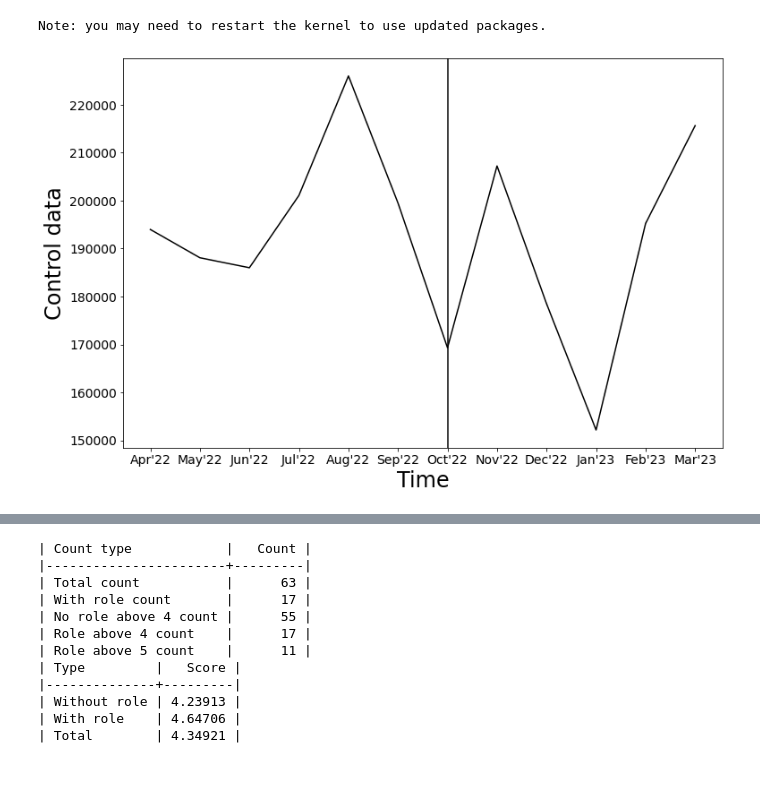
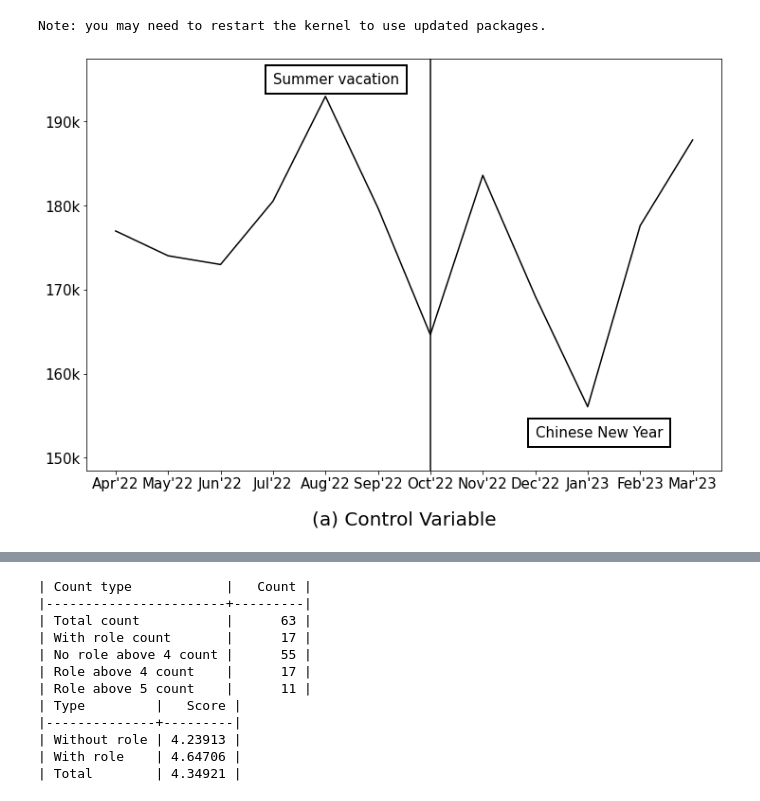
Before and after one commit to X-lab2017/FSE-OpenRank-leaderboard-material, a Jupyter notebook: openrank_leaderboard_analysis.ipynb, the cells around one changed output, grey strips where cells are left out. Saved outputs shown, nothing was run; the diff lists cells and outputs as text; code cells hidden in the pictures; blank space fills up the shorter version.

Commit message:
refactor: update figure style
Signed-off-by: frank-zsy <syzhao1988@126.com>

```diff
--- a/openrank_leaderboard_analysis.ipynb
+++ b/openrank_leaderboard_analysis.ipynb
@@ -53,14 +55,19 @@ G = np.where(x >= threshold, 1, 0)
 A = np.where(x > threshold, x - threshold, 0)
 
 # Show controle data
-fig = plt.figure(figsize=(12, 8))
+fig, ax = plt.subplots(figsize=(12, 8))
 fig.set_facecolor('white')
-plt.plot(x, control_data, color='black')
-plt.xlabel('Time', fontsize=24)
-plt.ylabel('Control data', fontsize=24)
-plt.xticks(ticks=x, labels=xLabels, fontsize=14)
-plt.yticks(fontsize=14)
+plt.plot(x, list(map(lambda x: x / 1000, control_data)), color='black')
+plt.xlabel('(a) Control Variable', fontsize=20, labelpad=20)
+plt.xticks(ticks=x, labels=xLabels, fontsize=15)
+plt.yticks(fontsize=15)
+current_values = plt.gca().get_yticks()
+plt.gca().set_yticklabels(['{:0.0f}k'.format(x) for x in current_values])
 plt.axvline(x=threshold, color='black')
+ax.annotate('Summer vacation', xy=(4, 229), xytext=(4, 229), fontsize=15, bbox=dict(boxstyle="square,pad=0.5", fc="white", lw=2))
+ax.annotate('Chinese New Year', xy=(9, 145), xytext=(9, 145), fontsize=15, bbox=dict(boxstyle="square,pad=0.5", fc="white", lw=2))
+ax.set_ylim(137, 235)
+plt.savefig("control_data.png")
 plt.show()
 
 def getEst(alpha, beta, gamma, delta, control, x):
@@ -71,38 +78,46 @@ def show(alpha, beta, gamma, delta, control, data, ytitle):
     fig.set_facecolor('white')
     plt.scatter(x, data, facecolors='none', edgecolors='black')
     for m in range(1, 12):
         plt.plot([m, m + 1], [getEst(alpha, beta, gamma, delta, control, m - 1), getEst(alpha, beta, gamma, delta, control, m) ], color = 'black')
-    plt.xlabel('Time', fontsize=24)
-    plt.ylabel(ytitle, fontsize=24)
-    plt.xticks(ticks=x, labels=xLabels, fontsize=14)
-    plt.yticks(fontsize=14)
+    plt.xlabel('Time', fontsize=20, labelpad=20)
+    plt.xticks(ticks=x, labels=xLabels, fontsize=15)
+    plt.yticks(fontsize=15)
     plt.axvline(x=threshold, color='black')
+    if ytitle == "change_requests_new":
+        plt.xlabel('(b) Change Requests New', fontsize=20, labelpad=20)
+        plt.savefig("{}_rdd.png".format(ytitle))
+    if ytitle == "issue_comments":
+        plt.xlabel('(c) Issue Comments', fontsize=20, labelpad=20)
+        plt.savefig("{}_rdd.png".format(ytitle))
+    if ytitle == "reaction_count":
+        plt.xlabel('(d) Reactions', fontsize=20, labelpad=20)
+        plt.savefig("{}_rdd.png".format(ytitle))
     plt.show()
 
 def analysis(data, metric, ytitle):
     rdd_data = pd.DataFrame({
         'T': x,
         'Y': data,
         'G': G,
         'A': A,
         'C': control_data
     })
     formula = 'Y ~ T + G + A + C'
     model = smf.ols(formula, data=rdd_data)
     res = model.fit()
     print('Analysis result for metric {}'.format(metric))
     print(res.summary())
     params = res._results.params
     (alpha, beta, gamma, delta, control) = tuple(params)
     show(alpha, beta, gamma, delta, control, data, ytitle)
     old_val = 0
     new_val = 0
     for i in range(0, 6):
         old_val += data[i]
         new_val += data[i + 6]
     print('Average improvement is {}'.format((new_val/old_val - 1) * 100))
 # %% [output]
-[figure, old version]
+[figure, new version]
 # %%
 for metric in data:
     analysis(data[metric], metric, metric)
```
Also changed, not shown: parts of 4 cells of this notebook.
